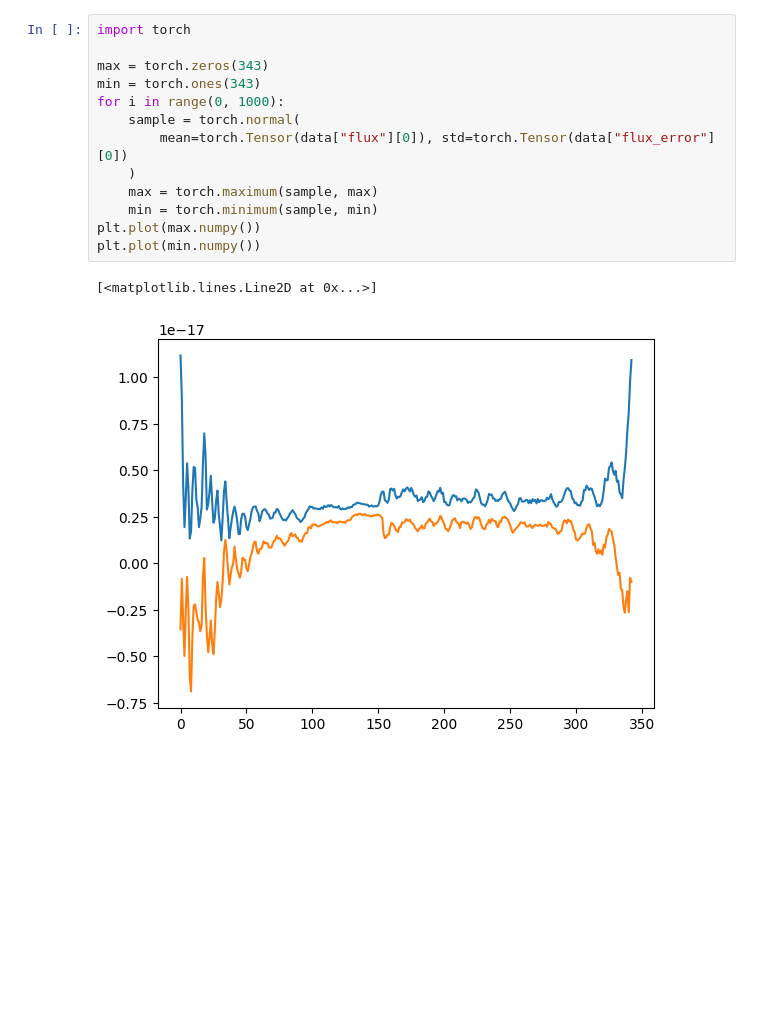
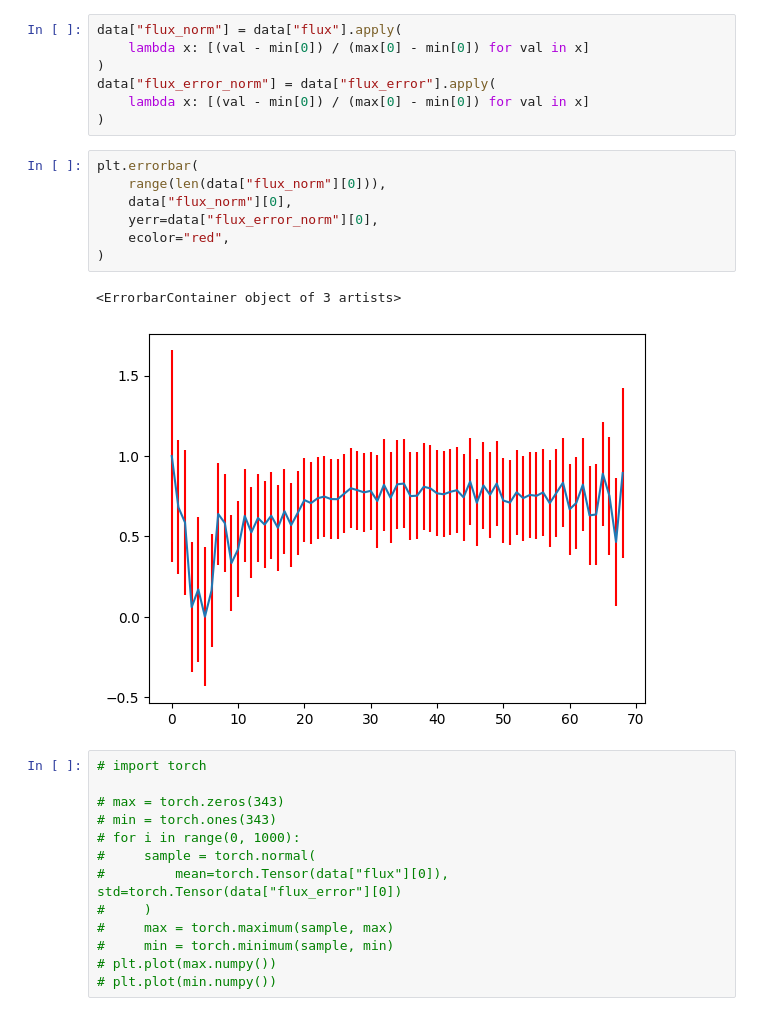
Before and after one commit to HITS-AIN/Spherinator, a Jupyter notebook: gaia/flux_error_gaiaxpy.ipynb, the cells around one changed output. Saved outputs shown, nothing was run; the diff lists cells and outputs as text; blank space fills up the shorter version.

```diff
--- a/gaia/flux_error_gaiaxpy.ipynb
+++ b/gaia/flux_error_gaiaxpy.ipynb
@@ -40,17 +35,31 @@ plt.errorbar(
+# %%
+data["flux_norm"] = data["flux"].apply(
+    lambda x: [(val - min[0]) / (max[0] - min[0]) for val in x]
+)
+data["flux_error_norm"] = data["flux_error"].apply(
+    lambda x: [(val - min[0]) / (max[0] - min[0]) for val in x]
+)
+# %%
+plt.errorbar(
+    range(len(data["flux_norm"][0])),
+    data["flux_norm"][0],
+    yerr=data["flux_error_norm"][0],
+    ecolor="red",
+)
+# %% [output]
+<ErrorbarContainer object of 3 artists>
+[figure, added]
 # %%
-import torch
+# import torch
 
-max = torch.zeros(343)
-min = torch.ones(343)
-for i in range(0, 1000):
-    sample = torch.normal(
-        mean=torch.Tensor(data["flux"][0]), std=torch.Tensor(data["flux_error"][0])
-    )
-    max = torch.maximum(sample, max)
-    min = torch.minimum(sample, min)
-plt.plot(max.numpy())
-plt.plot(min.numpy())
+# max = torch.zeros(343)
+# min = torch.ones(343)
+# for i in range(0, 1000):
+#     sample = torch.normal(
+#         mean=torch.Tensor(data["flux"][0]), std=torch.Tensor(data["flux_error"][0])
+#     )
+#     max = torch.maximum(sample, max)
+#     min = torch.minimum(sample, min)
+# plt.plot(max.numpy())
+# plt.plot(min.numpy())
-# %% [output]
-[<matplotlib.lines.Line2D at 0x...>]
-[figure, removed]
 # %%
```
Also changed, not shown: parts of 5 cells of this notebook, 3 other files.
